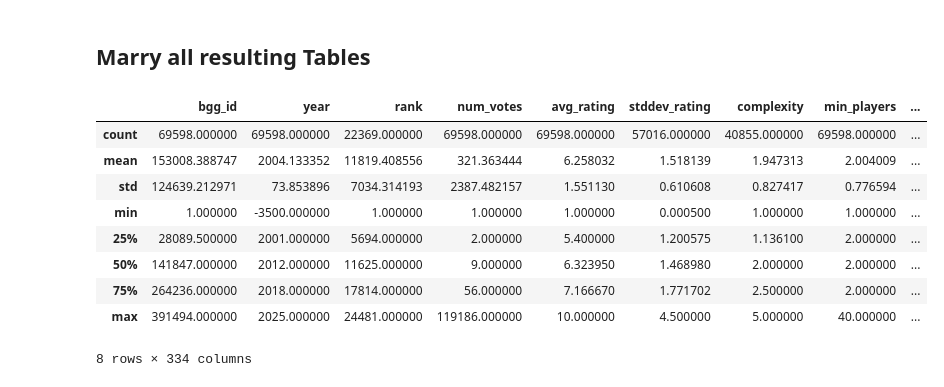
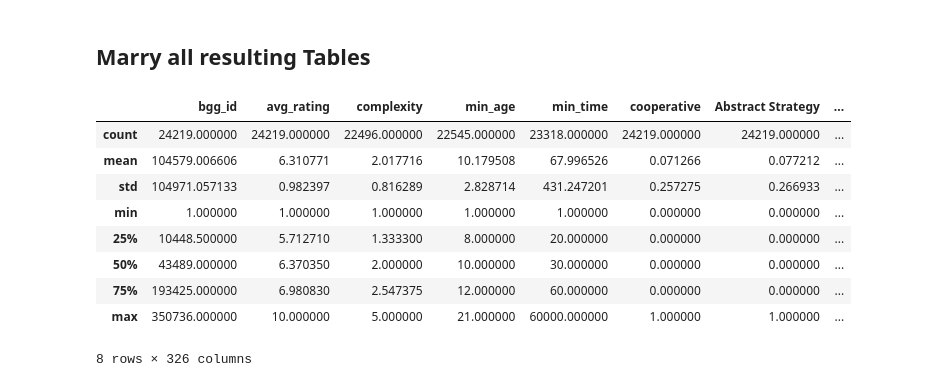
Before and after one commit to boardgamemasters/final, a Jupyter notebook: Modeling_Preperation.ipynb, the cells around one changed output. Saved outputs shown, nothing was run; the diff lists cells and outputs as text; code cells hidden in the pictures.

```diff
--- a/Modeling_Preperation.ipynb
+++ b/Modeling_Preperation.ipynb
@@ -485,25 +469,25 @@ merge_mech
 ## Marry all resulting Tables
 # %%
 game_learn_df = (
-    game_frame.merge(
+    recomm_df.merge(
         merge_cat, on='bgg_id', how='left'
     ).merge(
         merge_fam, on='bgg_id', how='left'
     ).merge(
         merge_gt, on='bgg_id', how='left'
     ).merge(
         merge_mech, on='bgg_id', how='left'
     )
 )
 game_learn_df.describe()
 # %% [output]
-|  | bgg_id | year | rank | num_votes | avg_rating | stddev_rating | complexity | min_players | ... |
-| count | 69598.000000 | 69598.000000 | 22369.000000 | 69598.000000 | 69598.000000 | 57016.000000 | 40855.000000 | 69598.000000 | ... |
-| mean | 153008.388747 | 2004.133352 | 11819.408556 | 321.363444 | 6.258032 | 1.518139 | 1.947313 | 2.004009 | ... |
-| std | 124639.212971 | 73.853896 | 7034.314193 | 2387.482157 | 1.551130 | 0.610608 | 0.827417 | 0.776594 | ... |
-| min | 1.000000 | -3500.000000 | 1.000000 | 1.000000 | 1.000000 | 0.000500 | 1.000000 | 1.000000 | ... |
-| 25% | 28089.500000 | 2001.000000 | 5694.000000 | 2.000000 | 5.400000 | 1.200575 | 1.136100 | 2.000000 | ... |
-| 50% | 141847.000000 | 2012.000000 | 11625.000000 | 9.000000 | 6.323950 | 1.468980 | 2.000000 | 2.000000 | ... |
-| 75% | 264236.000000 | 2018.000000 | 17814.000000 | 56.000000 | 7.166670 | 1.771702 | 2.500000 | 2.000000 | ... |
-| max | 391494.000000 | 2025.000000 | 24481.000000 | 119186.000000 | 10.000000 | 4.500000 | 5.000000 | 40.000000 | ... |
+|  | bgg_id | avg_rating | complexity | min_age | min_time | cooperative | Abstract Strategy | ... |
+| count | 24219.000000 | 24219.000000 | 22496.000000 | 22545.000000 | 23318.000000 | 24219.000000 | 24219.000000 | ... |
+| mean | 104579.006606 | 6.310771 | 2.017716 | 10.179508 | 67.996526 | 0.071266 | 0.077212 | ... |
+| std | 104971.057133 | 0.982397 | 0.816289 | 2.828714 | 431.247201 | 0.257275 | 0.266933 | ... |
+| min | 1.000000 | 1.000000 | 1.000000 | 1.000000 | 1.000000 | 0.000000 | 0.000000 | ... |
+| 25% | 10448.500000 | 5.712710 | 1.333300 | 8.000000 | 20.000000 | 0.000000 | 0.000000 | ... |
+| 50% | 43489.000000 | 6.370350 | 2.000000 | 10.000000 | 30.000000 | 0.000000 | 0.000000 | ... |
+| 75% | 193425.000000 | 6.980830 | 2.547375 | 12.000000 | 60.000000 | 0.000000 | 0.000000 | ... |
+| max | 350736.000000 | 10.000000 | 5.000000 | 21.000000 | 60000.000000 | 1.000000 | 1.000000 | ... |
-8 rows × 334 columns
+8 rows × 326 columns
```
Also changed, not shown: parts of 4 cells of this notebook.
